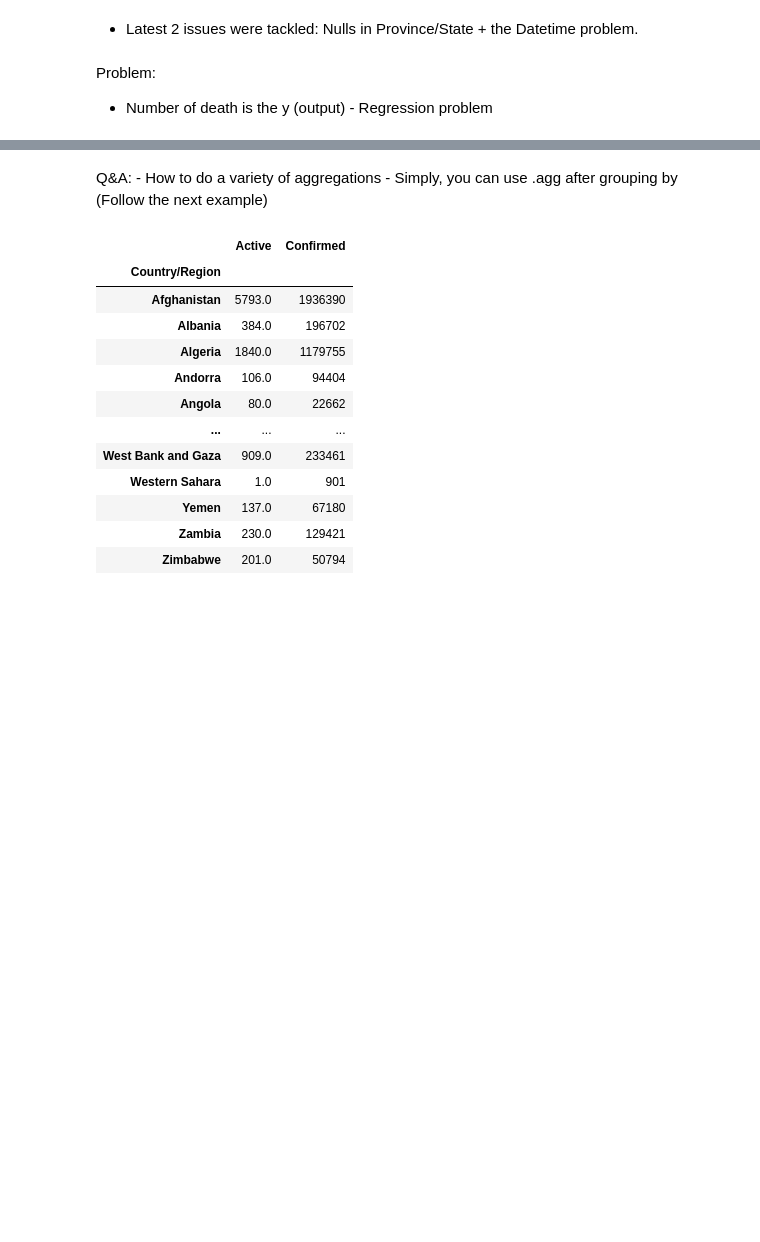
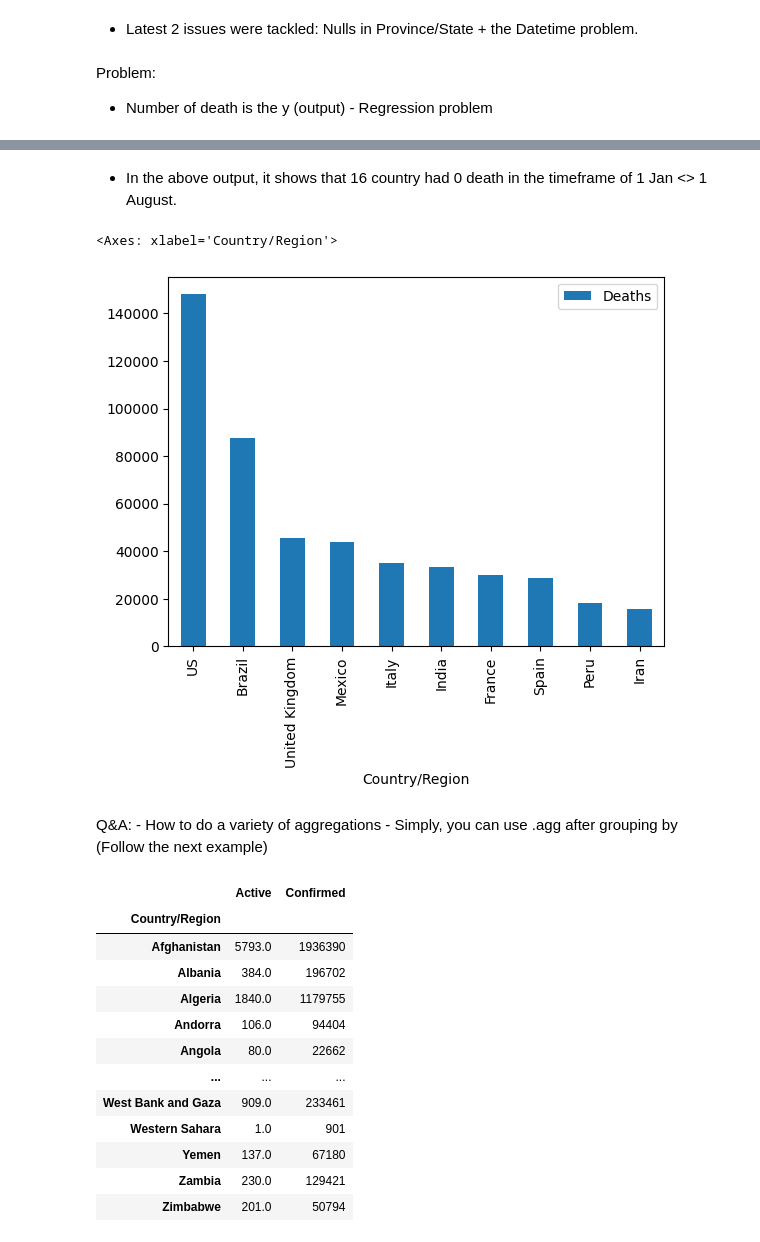
Before and after one commit to aly-mourady/MACHINE-LEARNING-FEB-2025-2026, a Jupyter notebook: LabWeek2&3&5.ipynb, the cells around one changed output, grey strips where cells are left out. Cells and saved outputs as stored; diff of their text form; code cells hidden in the pictures; blank space fills up the shorter version.

```diff
--- a/LabWeek2&3&5.ipynb
+++ b/LabWeek2&3&5.ipynb
@@ -367,0 +262,2 @@ df.groupby('Country/Region')[['Active']].mean().round()
+# %%
+tmp = df.groupby('Country/Region', as_index = False)[['Deaths','Active']].max() # Is Country/Region categorical or numerical?
@@ -368,3 +283,12 @@ df.groupby('Country/Region')[['Active']].mean().round()
+# %% [markdown]
+- In the above output, it shows that 16 country had 0 death in the timeframe of 1 Jan <> 1 August.
+# %%
+tmp2 = tmp.sort_values('Deaths', ascending = False).head(10)
+# %%
+tmp2.plot(x = 'Country/Region', y = 'Deaths', kind = 'bar')
+# %% [output]
+<Axes: xlabel='Country/Region'>
+[figure, added]
 # %% [markdown]
 Q&A:
     - How to do a variety of aggregations
```
Also changed, not shown: parts of 20 cells of this notebook, 2 other files.
